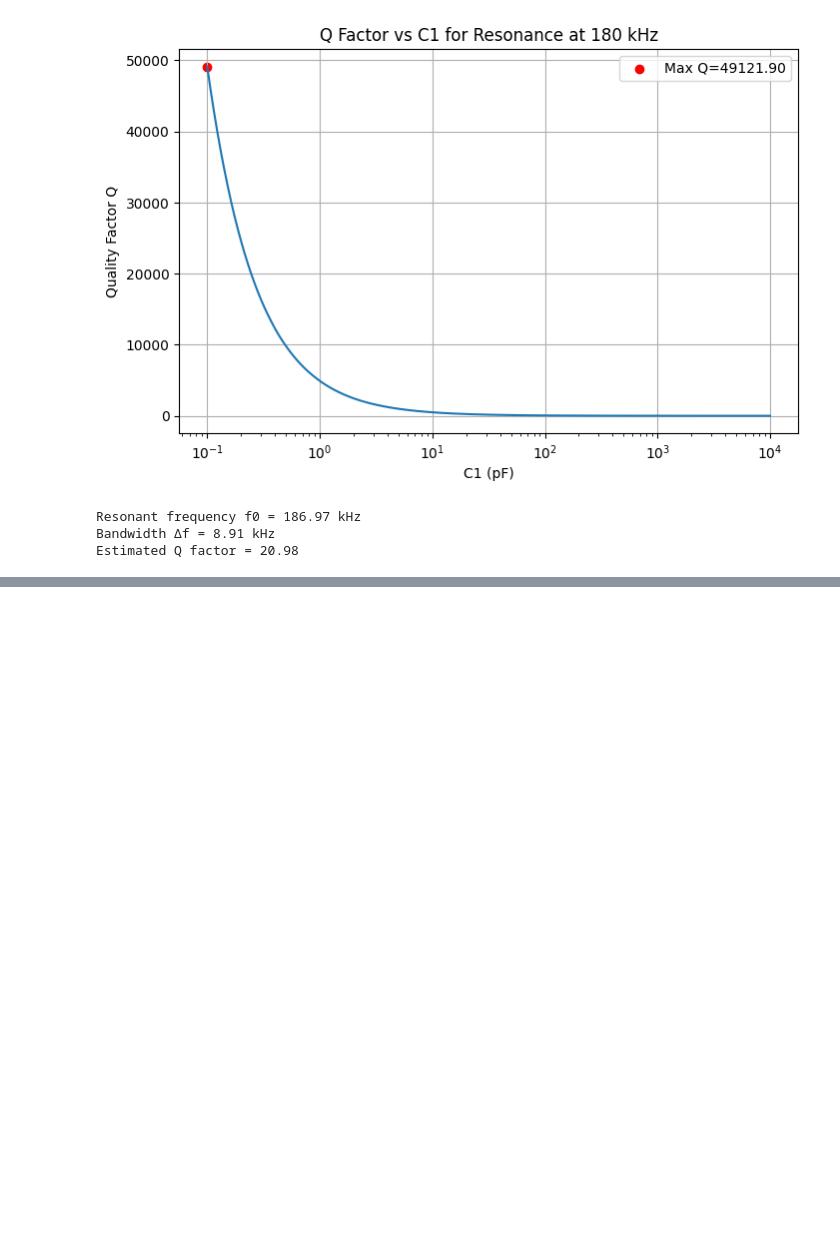
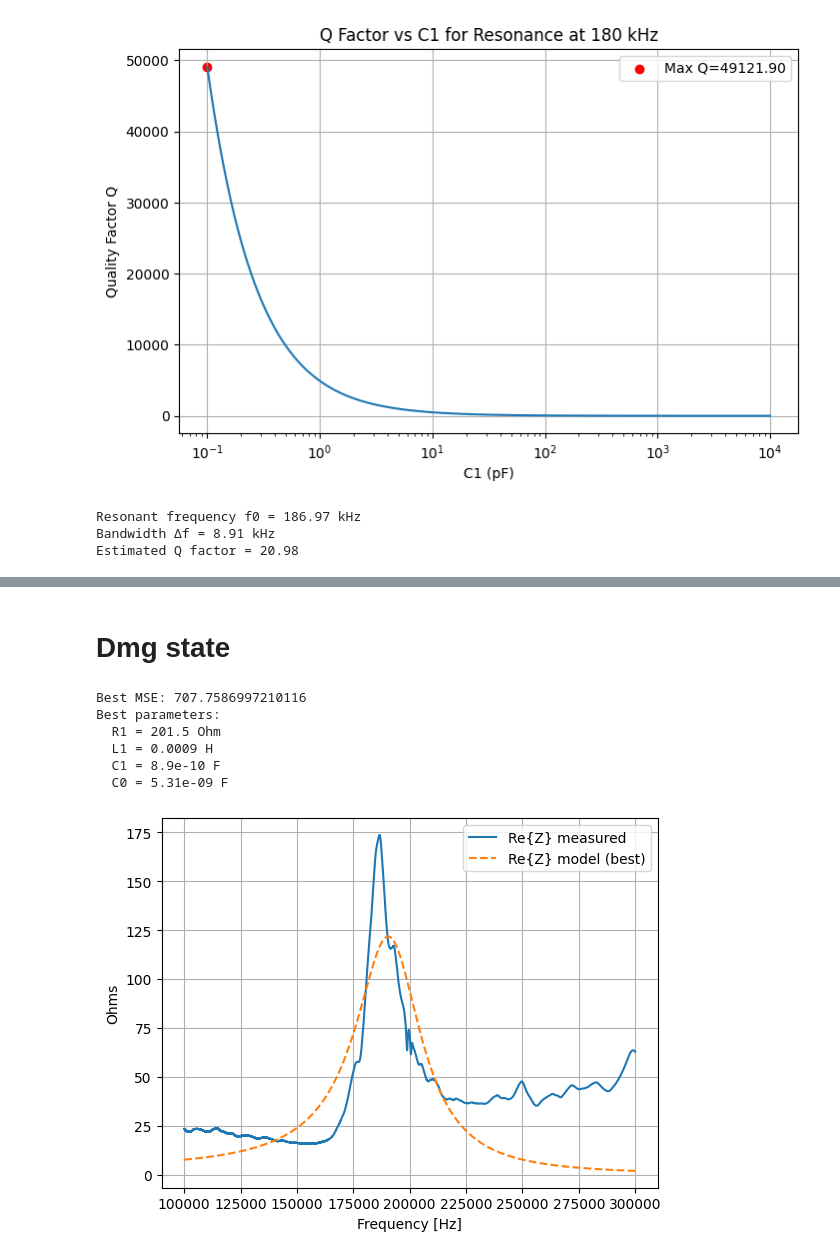
Before and after one commit to MKD-software/EMI-DMG-Analysis, a Jupyter notebook: Damage-analysis.ipynb, the cells around one changed output, grey strips where cells are left out. Drawn from its saved outputs; the diff is of its cells as text; code cells hidden in the pictures; blank space fills up the shorter version.

```diff
--- a/Damage-analysis.ipynb
+++ b/Damage-analysis.ipynb
@@ -685,0 +879,66 @@ R1=1000 Ω, L1=3.40648e-05 H, C1=3.18623e-10 F, C0=1e-09 F
+# %% [markdown]
+# Dmg state
+# %%
+import numpy as np
+import matplotlib.pyplot as plt
+from sklearn.metrics import mean_squared_error
+
+# --- Initial guesses (from you) ---
+R1_0 = 155.0        # Ohms
+L1_0 = 900e-6       # H
+C1_0 = 0.89e-9      # F
+C0_0 = 5.9e-9       # F
+
+# --- Model ---
+def model_Z(f, R1, L1, C1, C0):
+    w = 2 * np.pi * f
+    Zs = R1 + 1j*w*L1 + 1/(1j*w*C1)   # series RLC
+    Y_total = 1j*w*C0 + 1/Zs          # parallel C0
+    return 1 / Y_total
+
+# --- Search grids (very simple, coarse) ---
+R1_grid = np.linspace(R1_0*0.5, R1_0*1.5, 21)          # 21 points
+L1_grid = np.linspace(L1_0*0.5, L1_0*1.5, 21)
+C1_grid = np.linspace(C1_0*0.5, C1_0*1.5, 21)
+C0_grid = np.linspace(C0_0*0.5, C0_0*1.5, 21)
+
+best_mse = np.inf
+best_params = (R1_0, L1_0, C1_0, C0_0)
+best_fit = None
+
+# --- Naive nested loops ---
+for R1 in R1_grid:
+    for L1 in L1_grid:
+        for C1 in C1_grid:
+            for C0 in C0_grid:
+                Z_fit = model_Z(f_band, R1, L1, C1, C0)
+                mse = mean_squared_error(Z_meas_band.real, Z_fit.real)
+                if mse < best_mse:
+                    best_mse = mse
+                    best_params = (R1, L1, C1, C0)
+                    best_fit = Z_fit
+
+print("Best MSE:", best_mse)
+print("Best parameters:")
+print(f"  R1 = {best_params[0]:.6g} Ohm")
+print(f"  L1 = {best_params[1]:.6g} H")
+print(f"  C1 = {best_params[2]:.6g} F")
+print(f"  C0 = {best_params[3]:.6g} F")
+
+# --- Plot ---
+plt.figure()
+plt.plot(f_band, Z_meas_band.real, label="Re{Z} measured")
+plt.plot(f_band, best_fit.real, '--', label="Re{Z} model (best)")
+plt.xlabel("Frequency [Hz]")
+plt.ylabel("Ohms")
+plt.legend()
+plt.grid(True)
+plt.show()
+# %% [output]
+Best MSE: 707.7586997210116
+Best parameters:
+  R1 = 201.5 Ohm
+  L1 = 0.0009 H
+  C1 = 8.9e-10 F
+  C0 = 5.31e-09 F
+[figure, added]
```
Also changed, not shown: parts of 11 cells of this notebook.
